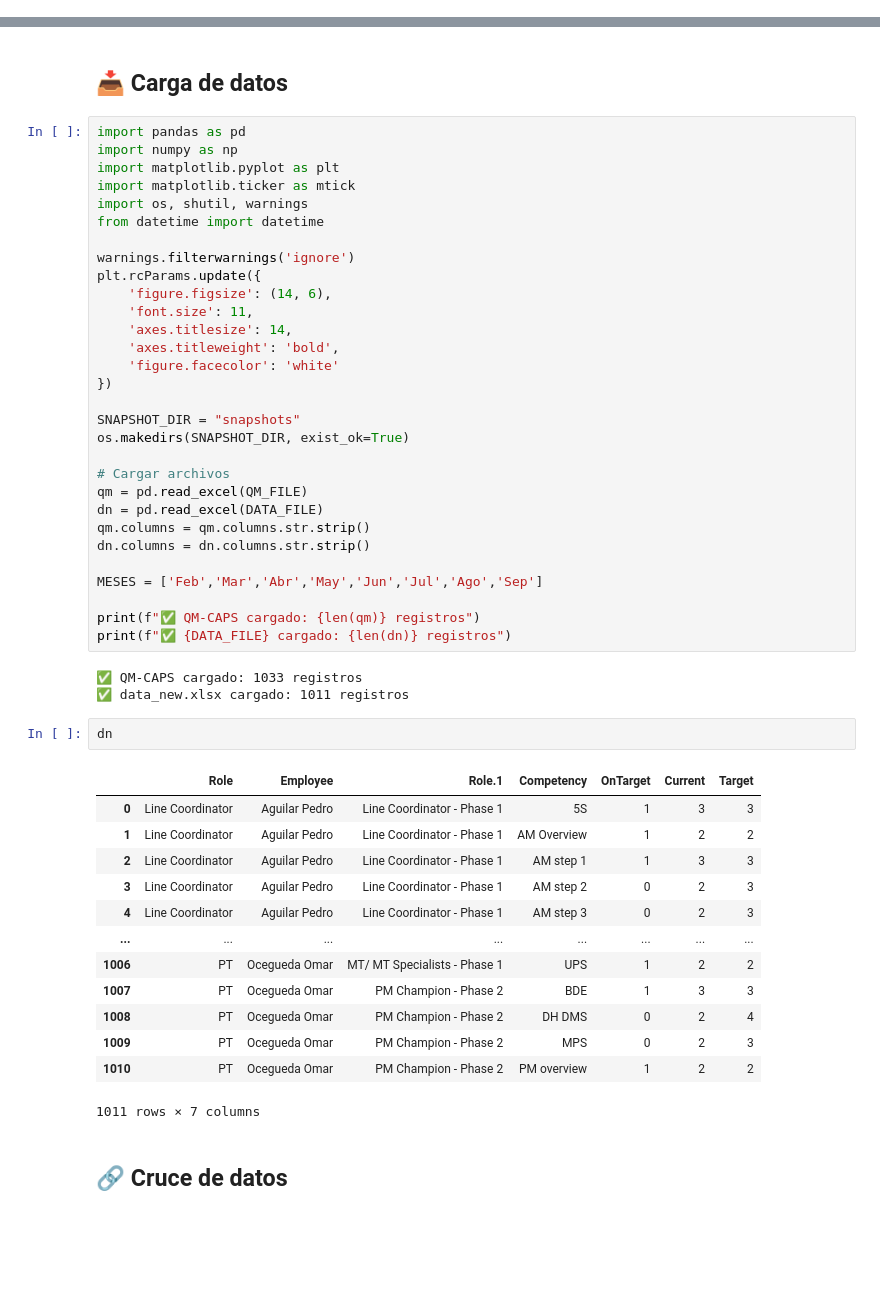
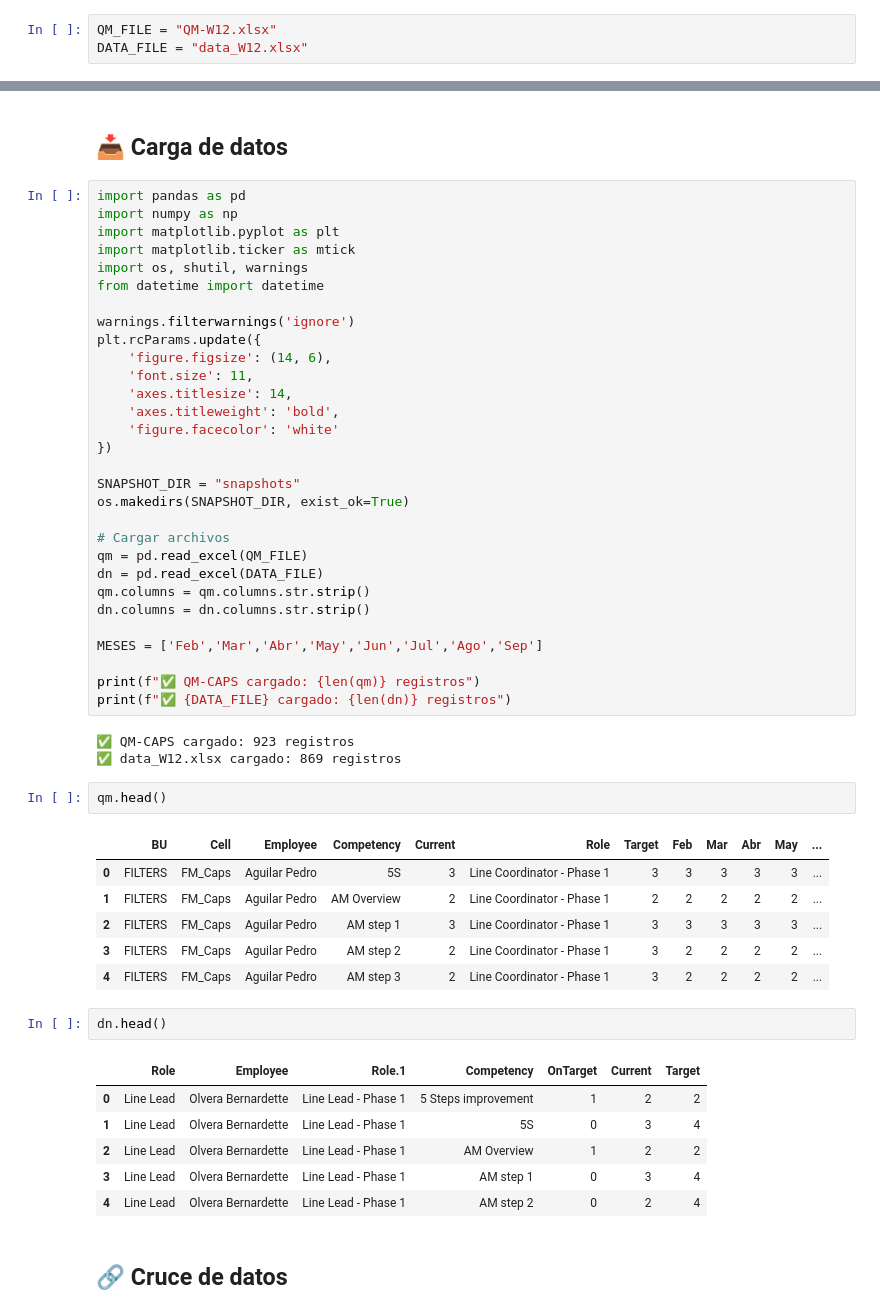
Before and after one commit to PacoTinoco/Failures-PMI, a Jupyter notebook: Project-QM/Reporte_Semanal_Competencias.ipynb, the cells around one changed output, grey strips where cells are left out. Drawn from its saved outputs; the diff is of its cells as text; blank space fills up the shorter version.

```diff
--- a/Project-QM/Reporte_Semanal_Competencias.ipynb
+++ b/Project-QM/Reporte_Semanal_Competencias.ipynb
@@ -16,0 +11,3 @@ DATA_FILE = "data_new.xlsx"    # ← Cambia este nombre cada semana
+# %%
+QM_FILE = "QM-W12.xlsx"
+DATA_FILE = "data_W12.xlsx"
@@ -47,24 +48,26 @@ MESES = ['Feb','Mar','Abr','May','Jun','Jul','Ago','Sep']
 print(f"✅ QM-CAPS cargado: {len(qm)} registros")
 print(f"✅ {DATA_FILE} cargado: {len(dn)} registros")
 # %% [output]
-✅ QM-CAPS cargado: 1033 registros
-✅ data_new.xlsx cargado: 1011 registros
+✅ QM-CAPS cargado: 923 registros
+✅ data_W12.xlsx cargado: 869 registros
+# %%
+qm.head()
+# %% [output]
+|  | BU | Cell | Employee | Competency | Current | Role | Target | Feb | Mar | Abr | May | ... |
+| 0 | FILTERS | FM_Caps | Aguilar Pedro | 5S | 3 | Line Coordinator - Phase 1 | 3 | 3 | 3 | 3 | 3 | ... |
+| 1 | FILTERS | FM_Caps | Aguilar Pedro | AM Overview | 2 | Line Coordinator - Phase 1 | 2 | 2 | 2 | 2 | 2 | ... |
+| 2 | FILTERS | FM_Caps | Aguilar Pedro | AM step 1 | 3 | Line Coordinator - Phase 1 | 3 | 3 | 3 | 3 | 3 | ... |
+| 3 | FILTERS | FM_Caps | Aguilar Pedro | AM step 2 | 2 | Line Coordinator - Phase 1 | 3 | 2 | 2 | 2 | 2 | ... |
+| 4 | FILTERS | FM_Caps | Aguilar Pedro | AM step 3 | 2 | Line Coordinator - Phase 1 | 3 | 2 | 2 | 2 | 2 | ... |
 # %%
-dn
+dn.head()
 # %% [output]
 |  | Role | Employee | Role.1 | Competency | OnTarget | Current | Target |
-| 0 | Line Coordinator | Aguilar Pedro | Line Coordinator - Phase 1 | 5S | 1 | 3 | 3 |
-| 1 | Line Coordinator | Aguilar Pedro | Line Coordinator - Phase 1 | AM Overview | 1 | 2 | 2 |
-| 2 | Line Coordinator | Aguilar Pedro | Line Coordinator - Phase 1 | AM step 1 | 1 | 3 | 3 |
-| 3 | Line Coordinator | Aguilar Pedro | Line Coordinator - Phase 1 | AM step 2 | 0 | 2 | 3 |
-| 4 | Line Coordinator | Aguilar Pedro | Line Coordinator - Phase 1 | AM step 3 | 0 | 2 | 3 |
-| ... | ... | ... | ... | ... | ... | ... | ... |
-| 1006 | PT | Ocegueda Omar | MT/ MT Specialists - Phase 1 | UPS | 1 | 2 | 2 |
-| 1007 | PT | Ocegueda Omar | PM Champion - Phase 2 | BDE | 1 | 3 | 3 |
-| 1008 | PT | Ocegueda Omar | PM Champion - Phase 2 | DH DMS | 0 | 2 | 4 |
-| 1009 | PT | Ocegueda Omar | PM Champion - Phase 2 | MPS | 0 | 2 | 3 |
-| 1010 | PT | Ocegueda Omar | PM Champion - Phase 2 | PM overview | 1 | 2 | 2 |
+| 0 | Line Lead | Olvera Bernardette | Line Lead - Phase 1 | 5 Steps improvement | 1 | 2 | 2 |
+| 1 | Line Lead | Olvera Bernardette | Line Lead - Phase 1 | 5S | 0 | 3 | 4 |
+| 2 | Line Lead | Olvera Bernardette | Line Lead - Phase 1 | AM Overview | 1 | 2 | 2 |
+| 3 | Line Lead | Olvera Bernardette | Line Lead - Phase 1 | AM step 1 | 0 | 3 | 4 |
+| 4 | Line Lead | Olvera Bernardette | Line Lead - Phase 1 | AM step 2 | 0 | 2 | 4 |
-1011 rows × 7 columns
 # %% [markdown]
 ## 🔗 Cruce de datos
 # %%
```
Also changed, not shown: parts of 13 cells of this notebook.
